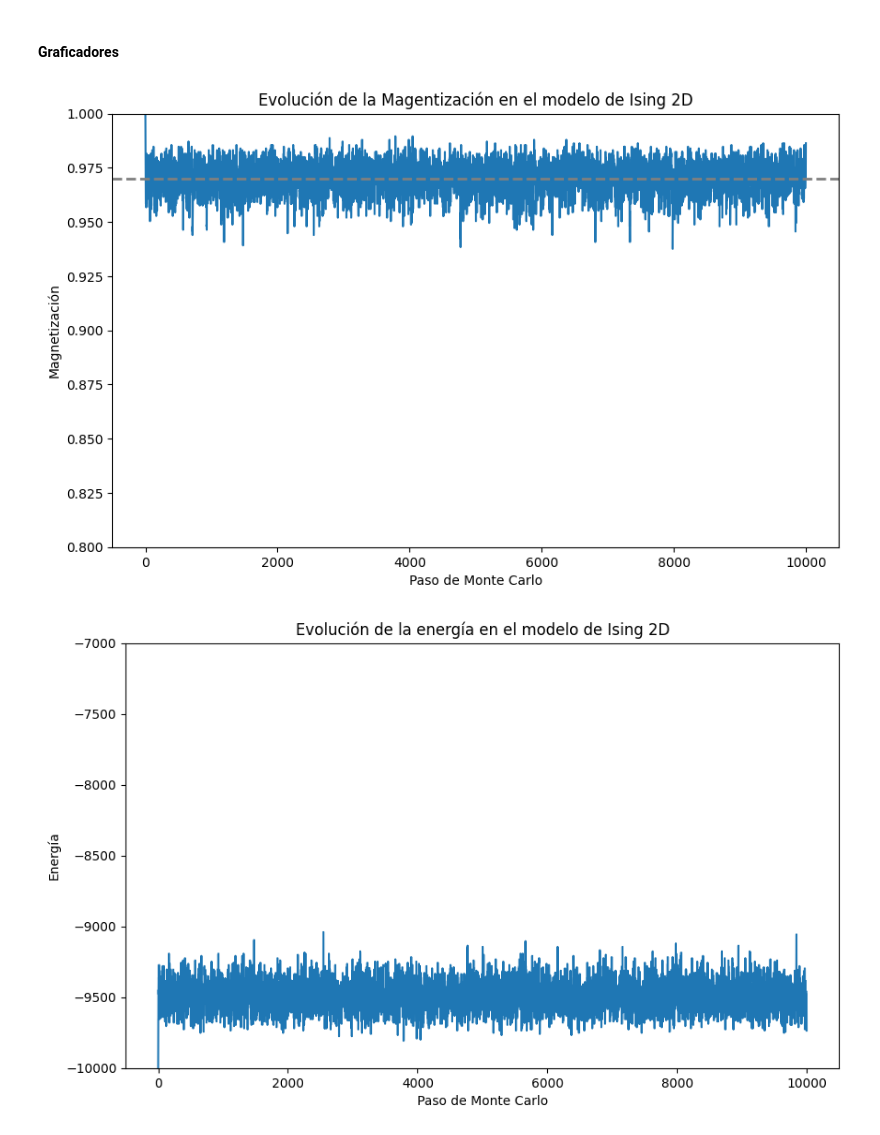
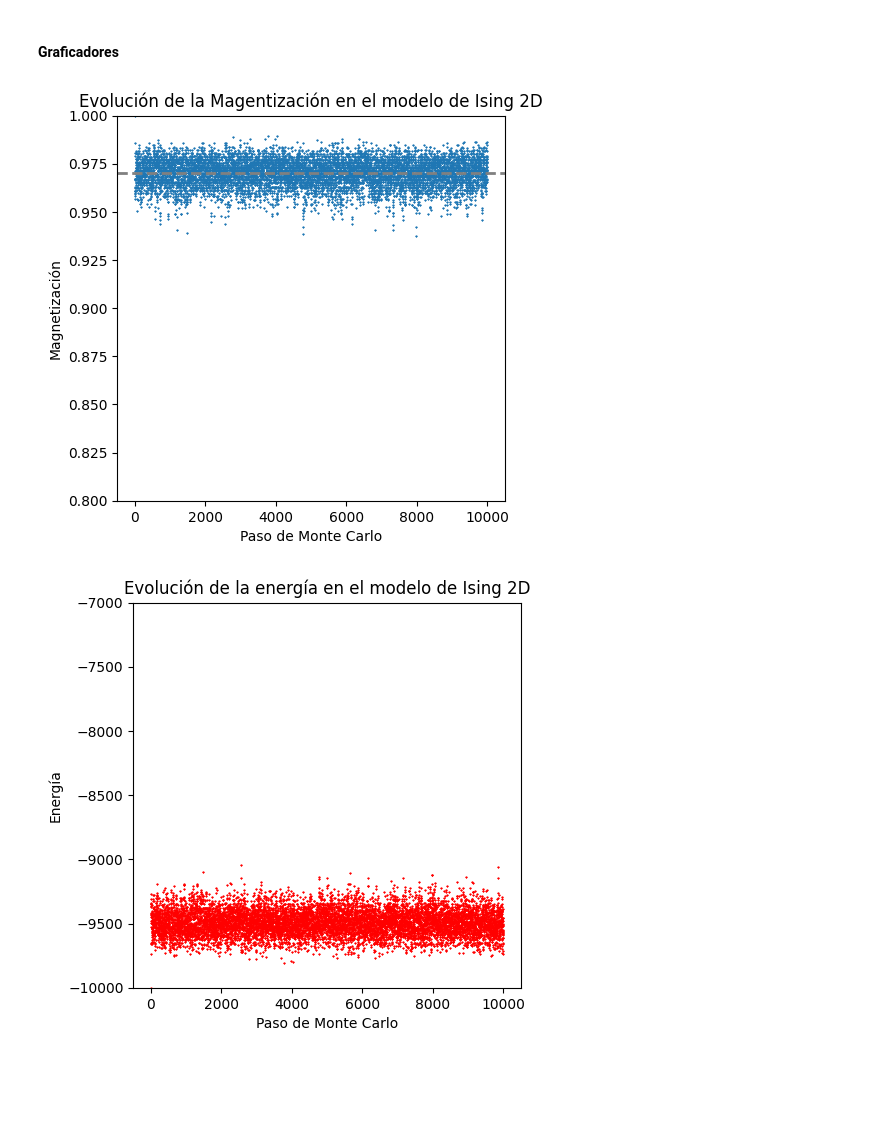
Before and after one commit to javierfeijoom/Simulaciones-Computacionales, a Jupyter notebook: Practica-4/Ising2D_Montecarlo.ipynb, the cells around one changed output. Cells and saved outputs as stored; diff of their text form; code cells hidden in the pictures; blank space fills up the shorter version.

```diff
--- a/Practica-4/Ising2D_Montecarlo.ipynb
+++ b/Practica-4/Ising2D_Montecarlo.ipynb
@@ -72,23 +72,23 @@ for paso in range(num_pasos):
 # %% [markdown]
 ####  Graficadores
 # %%
-plt.figure(figsize=(10, 6))
-plt.plot(magnetizacion,'-',markersize=1)
+plt.figure(figsize=(5, 5))
+plt.plot(magnetizacion,'*',markersize=1)
 plt.xlabel('Paso de Monte Carlo')
 plt.ylabel('Magnetización')
 plt.ylim([0.8,1.0])
 plt.axhline(mag(T), color='grey',linestyle='--',linewidth=2)
 plt.title('Evolución de la Magentización en el modelo de Ising 2D')
 plt.show()
 # %% [output]
-[figure, old version]
+[figure, new version]
 # %%
-plt.figure(figsize=(10, 6))
-plt.plot(energias)
+plt.figure(figsize=(5, 5))
+plt.plot(energias,'r*',markersize=1)
 plt.xlabel('Paso de Monte Carlo')
 plt.ylabel('Energía')
 plt.ylim([-10000,-7000])
 plt.title('Evolución de la energía en el modelo de Ising 2D')
 plt.show()
 # %% [output]
-[figure, old version]
+[figure, new version]
```
